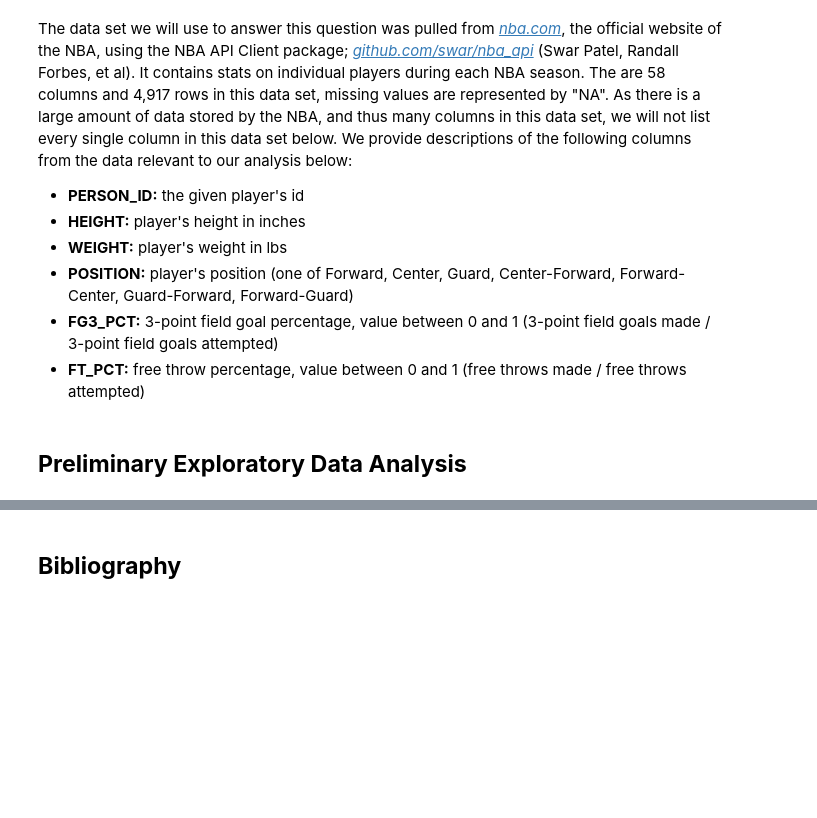
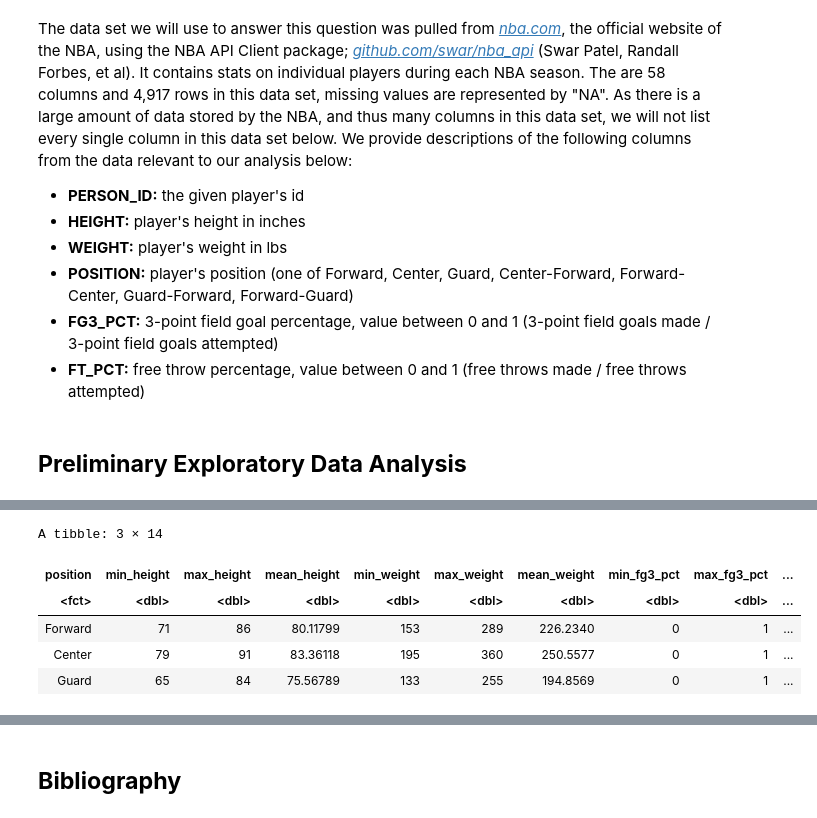
Before and after one commit to jakobsereda/nba-classifier, a Jupyter notebook: nba-classifier-proposal.ipynb, the cells around one changed output, grey strips where cells are left out. Saved outputs shown, nothing was run; the diff lists cells and outputs as text; code cells hidden in the pictures; blank space fills up the shorter version.

```diff
--- a/nba-classifier-proposal.ipynb
+++ b/nba-classifier-proposal.ipynb
@@ -90,0 +63,18 @@ A tibble: 6 × 20
+# %%
+# summarizing the number of players in each position, and the min, max, and mean of each predictor for each position
+nba_summarized <- nba_train |>
+    group_by(position) |>
+    summarize(min_height = min(height), max_height = max(height), mean_height = mean(height),
+              min_weight = min(weight), max_weight = max(weight), mean_weight = mean(weight),
+              min_fg3_pct = min(fg3_pct), max_fg3_pct = max(fg3_pct), mean_fg3_pct = mean(fg3_pct),
+              min_ft_pct = min(ft_pct), max_ft_pct = max(ft_pct), mean_ft_pct = mean(ft_pct),
+              n_players = n())
+
+nba_summarized
+# %% [output]
+A tibble: 3 × 14
+| position | min_height | max_height | mean_height | min_weight | max_weight | mean_weight | min_fg3_pct | max_fg3_pct | ... |
+| <fct> | <dbl> | <dbl> | <dbl> | <dbl> | <dbl> | <dbl> | <dbl> | <dbl> | ... |
+| Forward | 71 | 86 | 80.11799 | 153 | 289 | 226.2340 | 0 | 1 | ... |
+| Center | 79 | 91 | 83.36118 | 195 | 360 | 250.5577 | 0 | 1 | ... |
+| Guard | 65 | 84 | 75.56789 | 133 | 255 | 194.8569 | 0 | 1 | ... |
```
Also changed, not shown: parts of 5 cells of this notebook.
